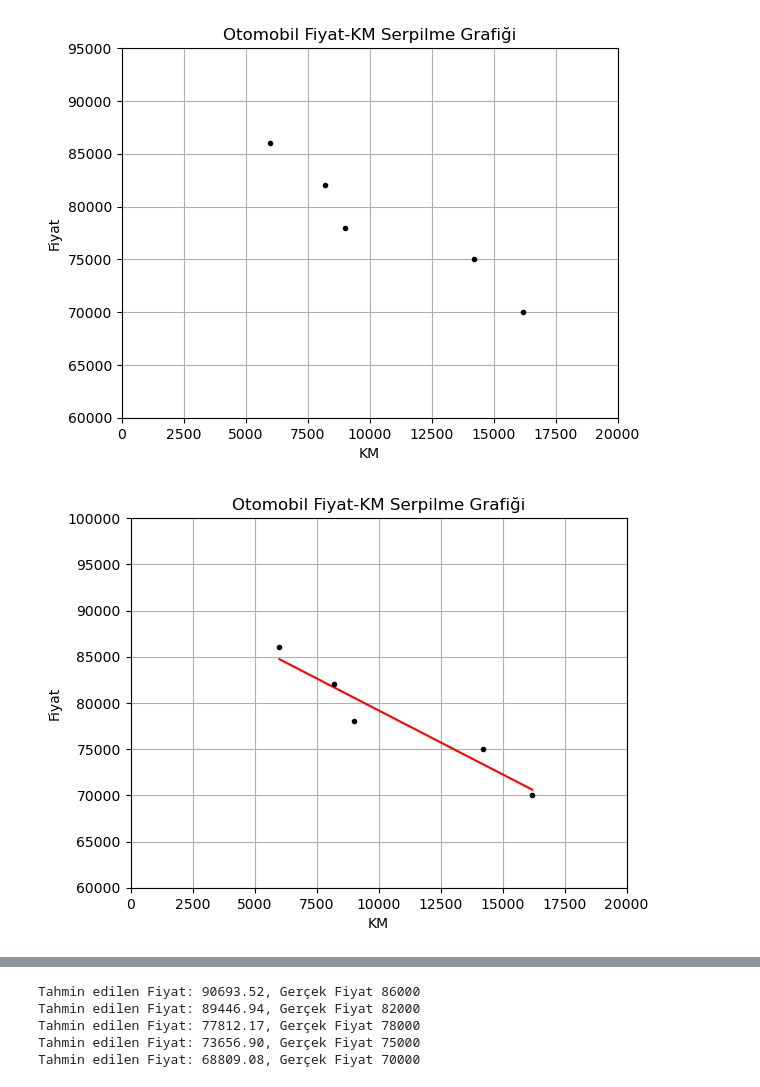
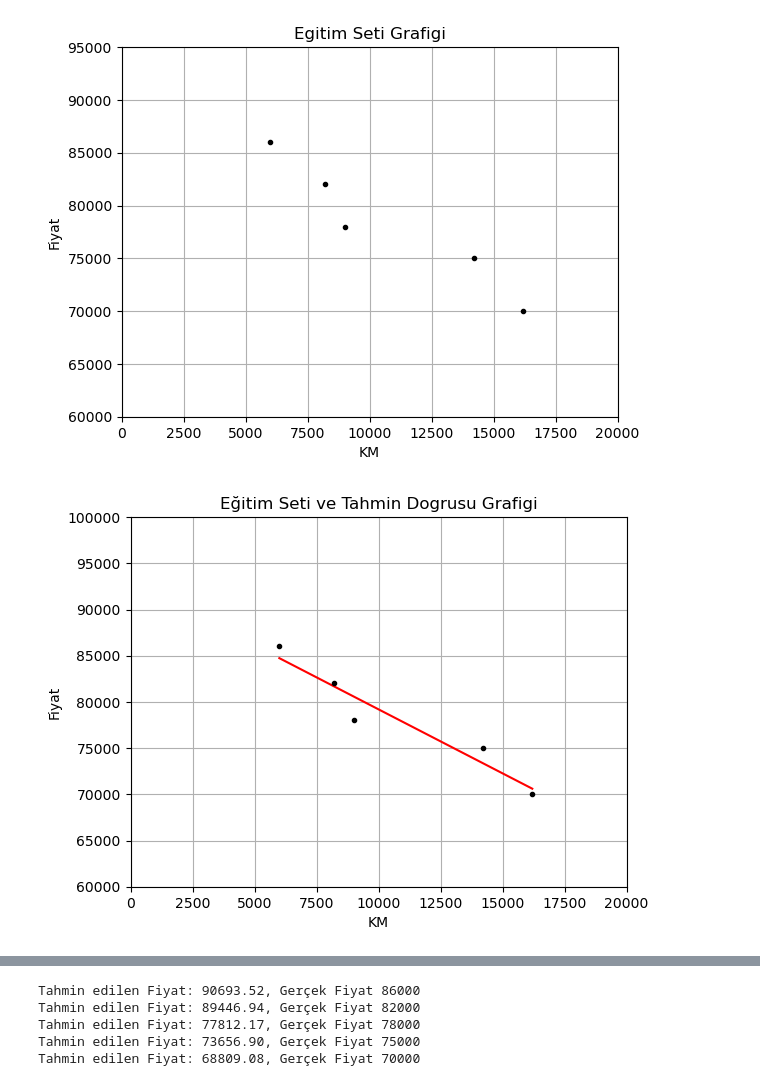
Before and after one commit to enesacarq/ml-experiments, a Jupyter notebook: regression/simple_linear_regression.ipynb, the cells around one changed output, grey strips where cells are left out. Saved outputs shown, nothing was run; the diff lists cells and outputs as text; code cells hidden in the pictures.

```diff
--- a/regression/simple_linear_regression.ipynb
+++ b/regression/simple_linear_regression.ipynb
@@ -94,19 +94,19 @@ y_test=[94000,94400,73000,83000,75000]
 # %%
 #Graph-1:Eğitim setinin grafiği
 plt.figure()
-plt.title("Otomobil Fiyat-KM Serpilme Grafiği")
+plt.title("Egitim Seti Grafigi")
 plt.xlabel("KM")
 plt.ylabel("Fiyat")
 plt.plot(x,y,'k.')
 plt.axis([0,20000,60000,95000])
 plt.grid(True)
 plt.show()
 # %% [output]
-[figure, old version]
+[figure, new version]
 # %%
 #Graph-2 Eğitim veri seti ve Tahmin Doğrusu
 plt.figure()
-plt.title("Otomobil Fiyat-KM Serpilme Grafiği")
+plt.title("Eğitim Seti ve Tahmin Dogrusu Grafigi")
 plt.xlabel("KM")
 plt.ylabel("Fiyat")
 plt.plot(x,model.predict(x),color="red")
@@ -115,7 +115,7 @@ plt.axis([0,20000,60000,100000])
 plt.grid()
 plt.show()
 # %% [output]
-[figure, old version]
+[figure, new version]
 # %%
 #Graph-3:Eğtim ve veri Test veri seti (birlikte)
 plt.figure()
```
Also changed, not shown: parts of 8 cells of this notebook.
